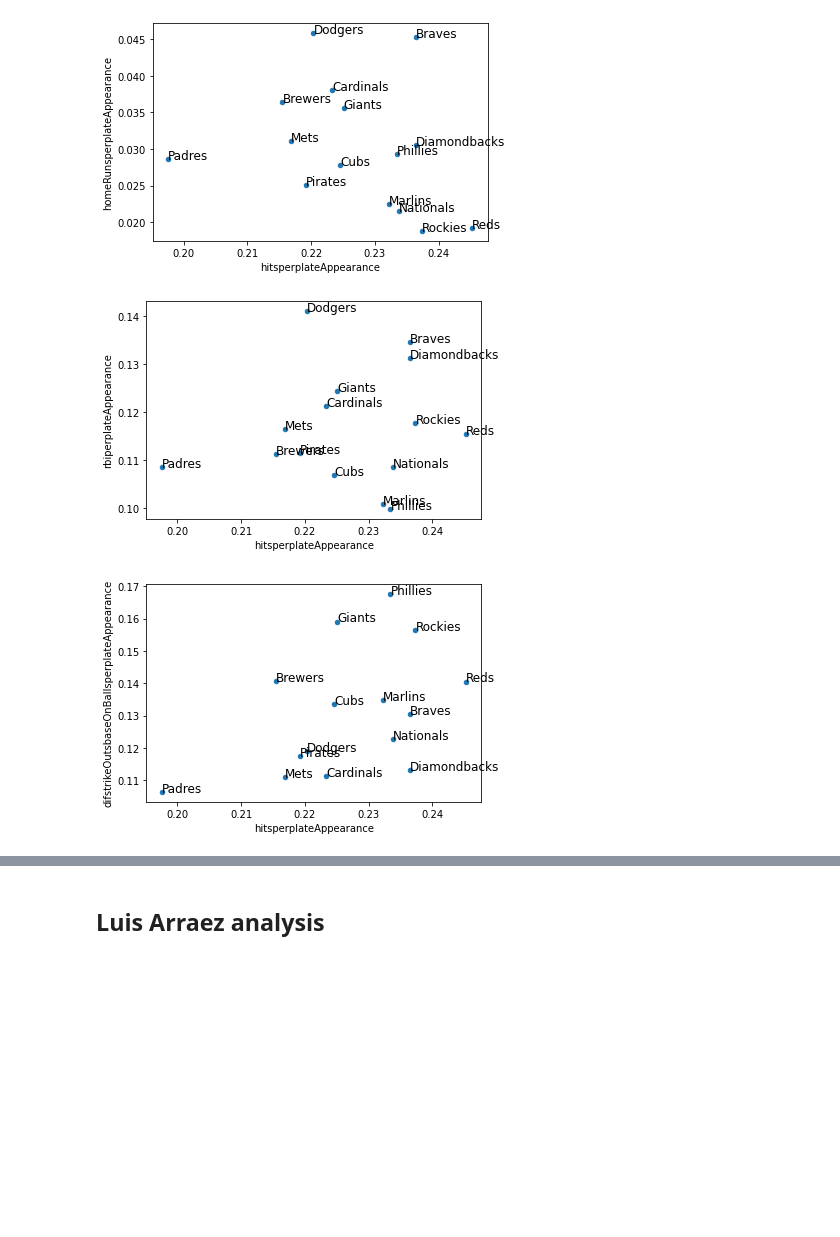
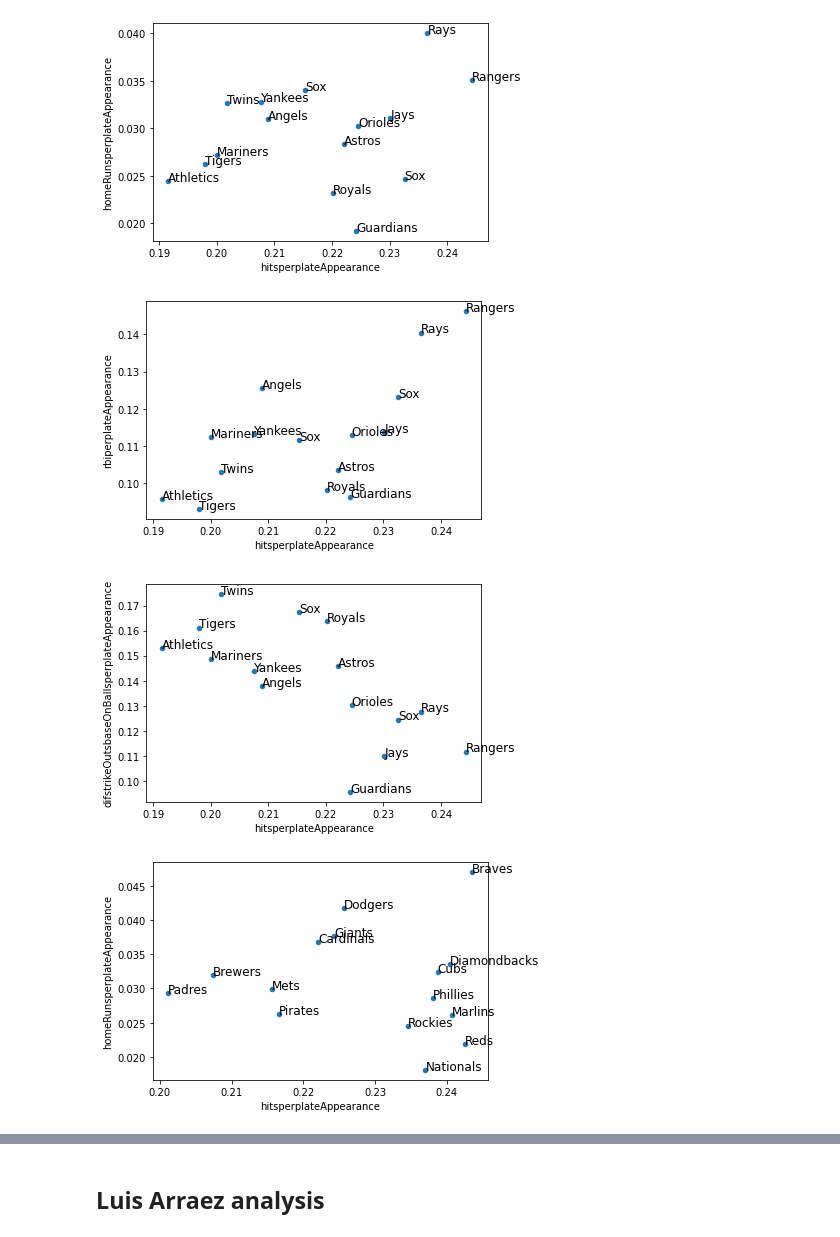
Before and after one commit to lbventura/mlb-airflow-data-pipeline, a Jupyter notebook: mlb_airflow_data_pipeline/statsapi_team_stats_notebook.ipynb, the cells around one changed output, grey strips where cells are left out. Saved outputs shown, nothing was run; the diff lists cells and outputs as text; code cells hidden in the pictures; blank space fills up the shorter version.

```diff
--- a/mlb_airflow_data_pipeline/statsapi_team_stats_notebook.ipynb
+++ b/mlb_airflow_data_pipeline/statsapi_team_stats_notebook.ipynb
@@ -72,2 +52,0 @@ plt.show()
-# %%
-team_averages = plate_normalized_data.groupby("team_id").mean()
@@ -99,7 +52,0 @@ elif LEAGUE_NAME == "national_league":
-# %%
-team_averages["team_name"] = None
-# %%
-for team_id, team_name in team_id_name.items():
-    team_averages.loc[team_id, "team_name"] = team_name
-# %%
-team_averages.set_index("team_name").sort_values("hitsperplateAppearance", ascending = False)
@@ -124,27 +65,30 @@ team_averages.set_index("team_name").sort_values("hitsperplateAppearance", ascen
 # %%
 x_var = "hitsperplateAppearance"
 y_var = "homeRunsperplateAppearance"
 
-for y_var in ["homeRunsperplateAppearance", "rbiperplateAppearance", "difstrikeOutsbaseOnBallsperplateAppearance"]:
-    fig, ax = plt.subplots()
-    (
-        team_averages.plot(
-            ax=ax,  # type: ignore
-            kind="scatter",
-            x=x_var,
-            y=y_var,
+for league, df in team_averages_data.items():
+    team_averages = df
+    for y_var in ["homeRunsperplateAppearance", "rbiperplateAppearance", "difstrikeOutsbaseOnBallsperplateAppearance"]:
+        fig, ax = plt.subplots()
+        (
+            team_averages.plot(
+                ax=ax,  # type: ignore
+                kind="scatter",
+                x=x_var,
+                y=y_var,
+            )
         )
-    )
-    for i, txt in enumerate(team_averages["team_name"].values):
-        ax.annotate(
-            txt.split(" ")[-1],
-            (
-                team_averages[x_var].values[i],
-                team_averages[y_var].values[i],
-            ),  # type: ignore
-            fontsize=12,
-        )
+        for i, txt in enumerate(team_averages.index.values):
+            ax.annotate(
+                txt.split(" ")[-1],
+                (
+                    team_averages[x_var].values[i],
+                    team_averages[y_var].values[i],
+                ),  # type: ignore
+                fontsize=12,
+            )
 # %% [output]
-[figure, old version]
+[figure, new version]
-[figure, old version]
+[figure, new version]
-[figure, old version]
+[figure, new version]
+[figure, added]
```
Also changed, not shown: parts of 36 cells of this notebook.
